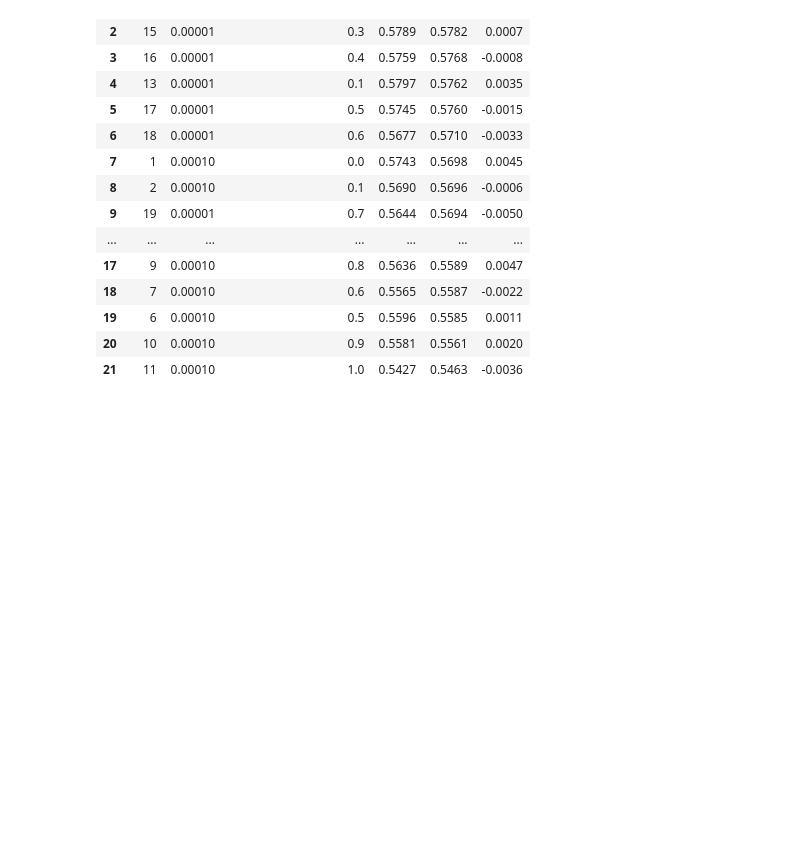
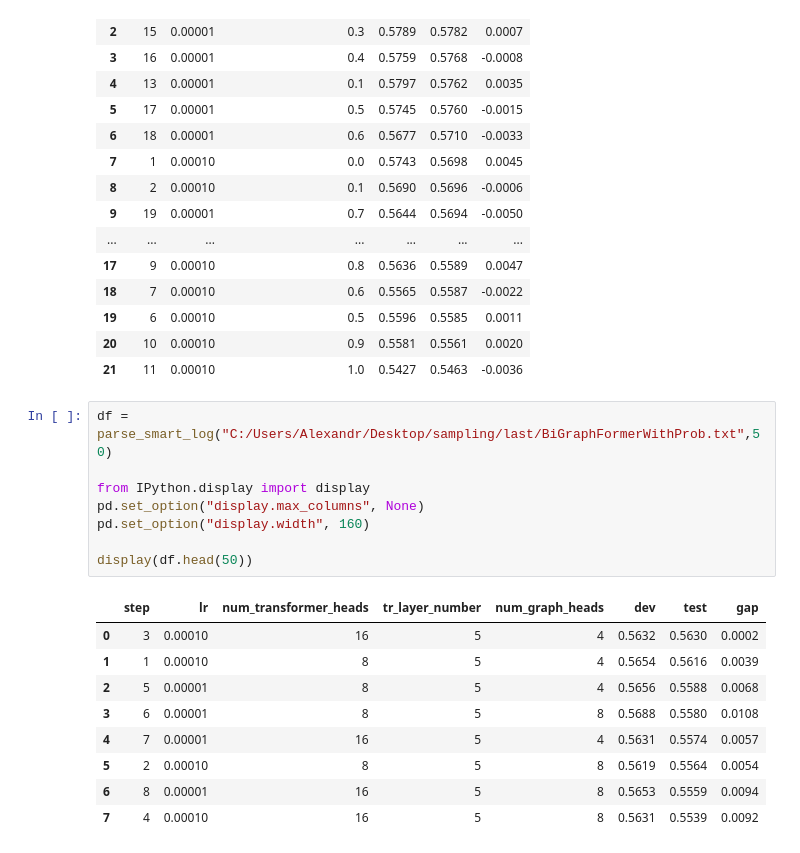
Before and after one commit to LEYA-HSE/BiBiER, a Jupyter notebook: analysis.ipynb, the cells around one changed output. Cells and saved outputs as stored; diff of their text form; blank space fills up the shorter version.

```diff
--- a/analysis.ipynb
+++ b/analysis.ipynb
@@ -748,3 +748,21 @@ display(df.head(50))
 | 19 | 6 | 0.00010 | 0.5 | 0.5596 | 0.5585 | 0.0011 |
 | 20 | 10 | 0.00010 | 0.9 | 0.5581 | 0.5561 | 0.0020 |
 | 21 | 11 | 0.00010 | 1.0 | 0.5427 | 0.5463 | -0.0036 |
+# %%
+df = parse_smart_log("C:/Users/Alexandr/Desktop/sampling/last/BiGraphFormerWithProb.txt",50)
+
+from IPython.display import display
+pd.set_option("display.max_columns", None)
+pd.set_option("display.width", 160)
+
+display(df.head(50))
+# %% [output]
+|  | step | lr | num_transformer_heads | tr_layer_number | num_graph_heads | dev | test | gap |
+| 0 | 3 | 0.00010 | 16 | 5 | 4 | 0.5632 | 0.5630 | 0.0002 |
+| 1 | 1 | 0.00010 | 8 | 5 | 4 | 0.5654 | 0.5616 | 0.0039 |
+| 2 | 5 | 0.00001 | 8 | 5 | 4 | 0.5656 | 0.5588 | 0.0068 |
+| 3 | 6 | 0.00001 | 8 | 5 | 8 | 0.5688 | 0.5580 | 0.0108 |
+| 4 | 7 | 0.00001 | 16 | 5 | 4 | 0.5631 | 0.5574 | 0.0057 |
+| 5 | 2 | 0.00010 | 8 | 5 | 8 | 0.5619 | 0.5564 | 0.0054 |
+| 6 | 8 | 0.00001 | 16 | 5 | 8 | 0.5653 | 0.5559 | 0.0094 |
+| 7 | 4 | 0.00010 | 16 | 5 | 8 | 0.5631 | 0.5539 | 0.0092 |
```
Also changed, not shown: parts of 1 cell of this notebook, 6 other files.
